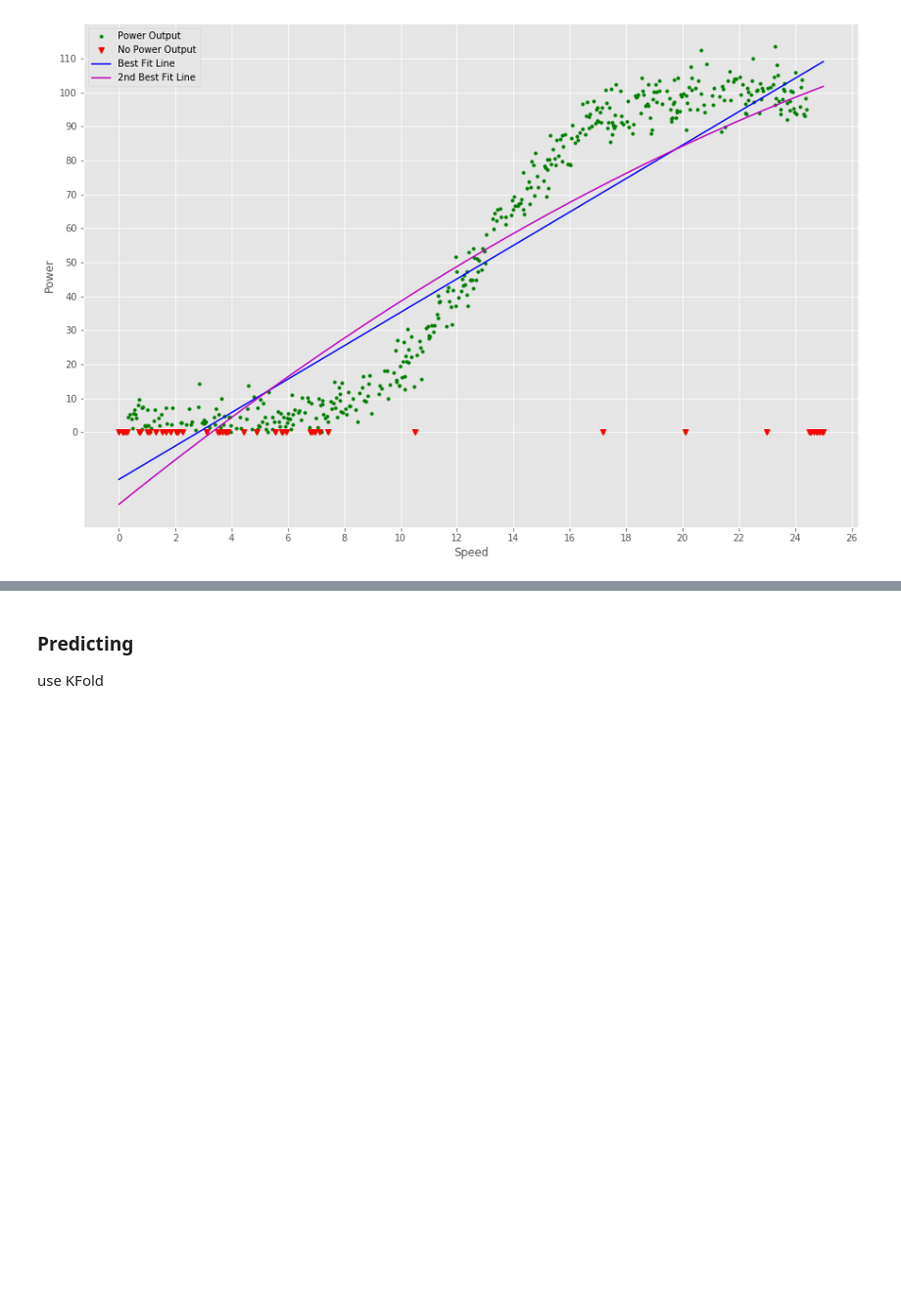
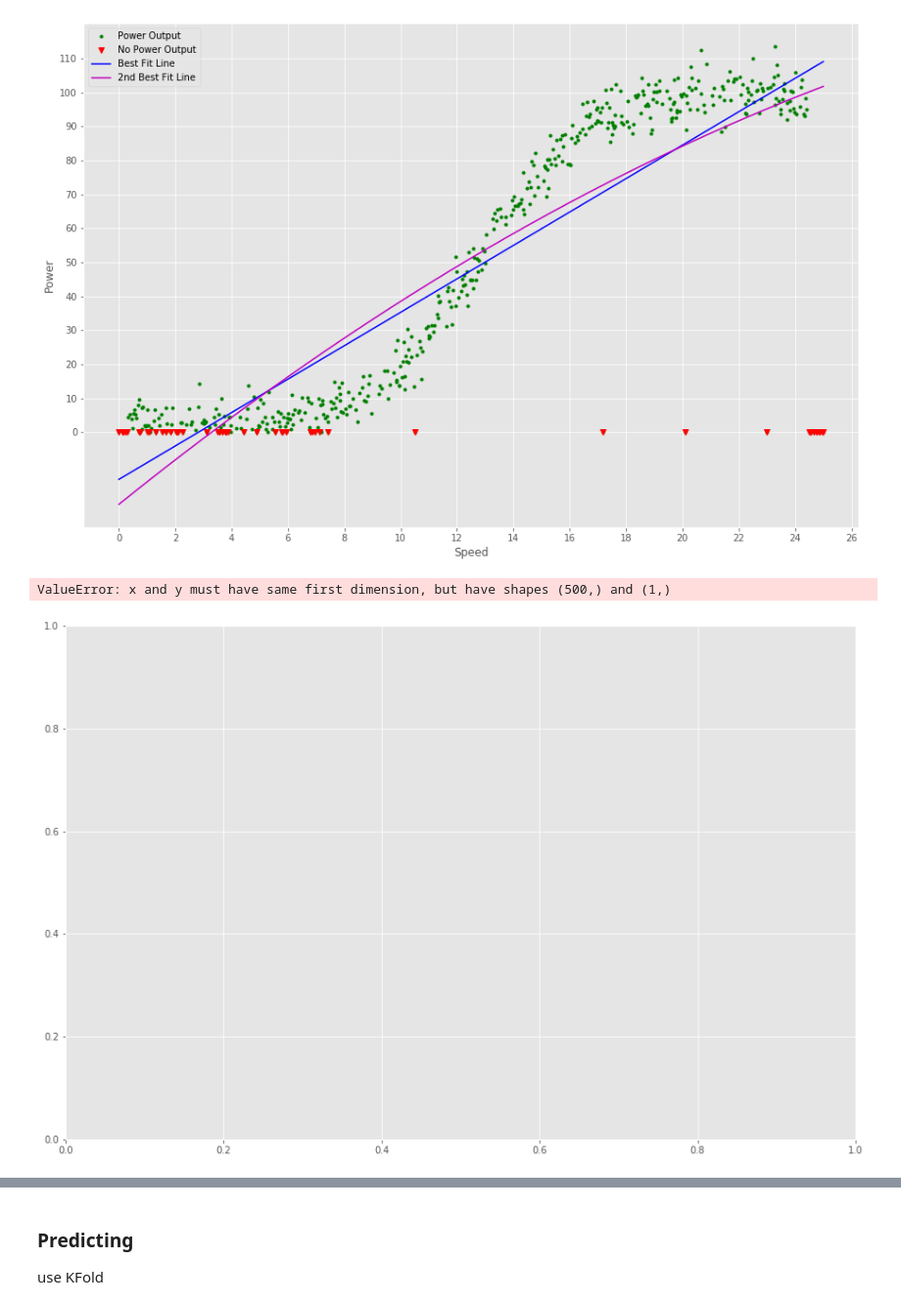
Before and after one commit to shaner1/FunDA_Project_2020, a Jupyter notebook: FunDA_Project_2020.ipynb, the cells around one changed output, grey strips where cells are left out. Shown: that part at 98% size. Drawn from its saved outputs; the diff is of its cells as text; code cells hidden in the pictures; blank space fills up the shorter version.

```diff
--- a/FunDA_Project_2020.ipynb
+++ b/FunDA_Project_2020.ipynb
@@ -293,2 +277,21 @@ plt.legend()
+# %%
+# https://stackoverflow.com/questions/50120633/plotting-line-graph-with-highlighted-data-points/50120670
+# https://www.kite.com/python/answers/how-to-change-the-frequency-of-ticks-in-a-matplotlib-figure-in-python
+# https://realpython.com/ggplot-python/
+# https://matplotlib.org/3.1.1/gallery/style_sheets/ggplot.html
+x = plt.plot(X, y, 'g.', label = 'Power Output')
+y = plt.plot(noSpeed, noPower, 'rv', label = 'No Power Output')
+poly_fit = np.poly1d(np.polyfit(X,y, 3))
+plt.plot(poly_fit)
+plt.plot(X,m * X + c, 'b-', label = 'Best Fit Line')
+plt.plot(X, m1 * X  * X + c1 * X + b, 'm-', label = '2nd Best Fit Line')
+plt.xlabel('Speed')
+plt.ylabel('Power')
+plt.xticks(np.arange(0,28,2))
+plt.yticks(np.arange(0,120,10))
+plt.legend()
+# %% [output]
+ValueError: x and y must have same first dimension, but have shapes (500,) and (1,)
+[figure, added]
 # %%
 np.polyfit(X, y,1)
```
Also changed, not shown: parts of 24 cells of this notebook.
